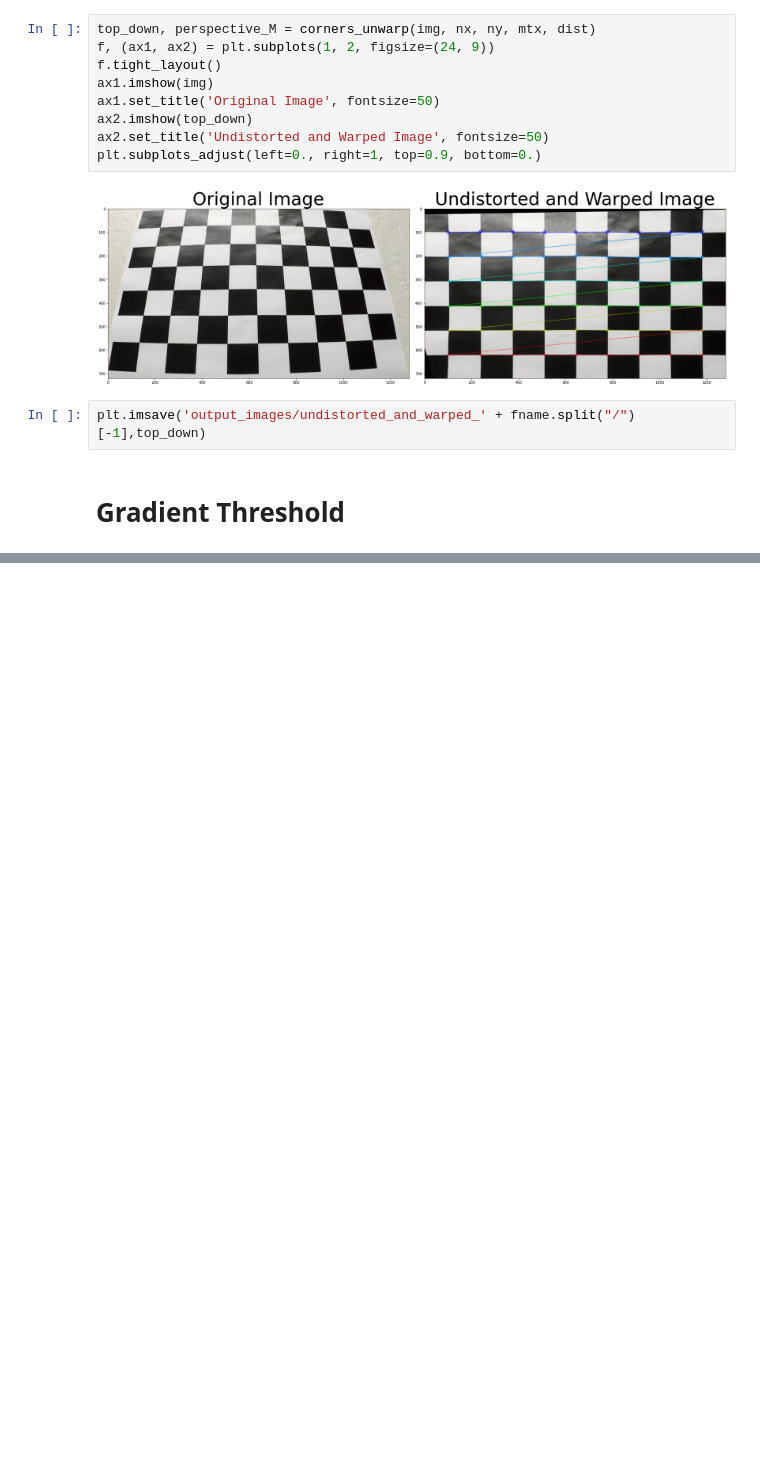
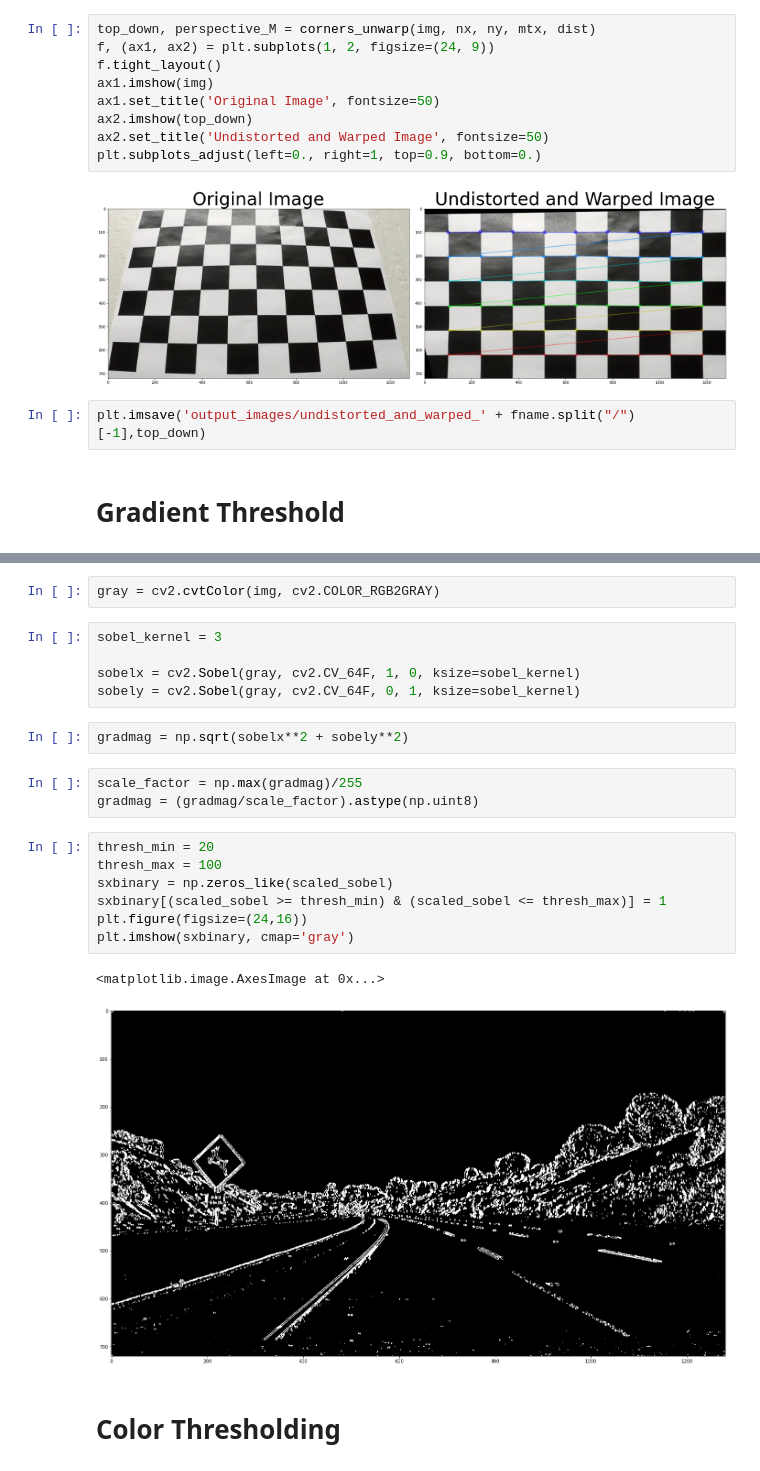
Before and after one commit to yurit04/SD-Car-Advanced-Lane-Lines-P2, a Jupyter notebook: advanced-lane-lines.ipynb, the cells around one changed output, grey strips where cells are left out. Saved outputs shown, nothing was run; the diff lists cells and outputs as text; blank space fills up the shorter version.

Commit message:
gradient thresholding

```diff
--- a/advanced-lane-lines.ipynb
+++ b/advanced-lane-lines.ipynb
@@ -124,0 +125,24 @@ plt.imshow(img)
+# %%
+gray = cv2.cvtColor(img, cv2.COLOR_RGB2GRAY)
+# %%
+sobel_kernel = 3
+
+sobelx = cv2.Sobel(gray, cv2.CV_64F, 1, 0, ksize=sobel_kernel)
+sobely = cv2.Sobel(gray, cv2.CV_64F, 0, 1, ksize=sobel_kernel)
+# %%
+gradmag = np.sqrt(sobelx**2 + sobely**2)
+# %%
+scale_factor = np.max(gradmag)/255
+gradmag = (gradmag/scale_factor).astype(np.uint8)
+# %%
+thresh_min = 20
+thresh_max = 100
+sxbinary = np.zeros_like(scaled_sobel)
+sxbinary[(scaled_sobel >= thresh_min) & (scaled_sobel <= thresh_max)] = 1
+plt.figure(figsize=(24,16))
+plt.imshow(sxbinary, cmap='gray')
+# %% [output]
+<matplotlib.image.AxesImage at 0x...>
+[figure, added]
+# %% [markdown]
+# Color Thresholding
```
Also changed, not shown: parts of 2 cells of this notebook.
